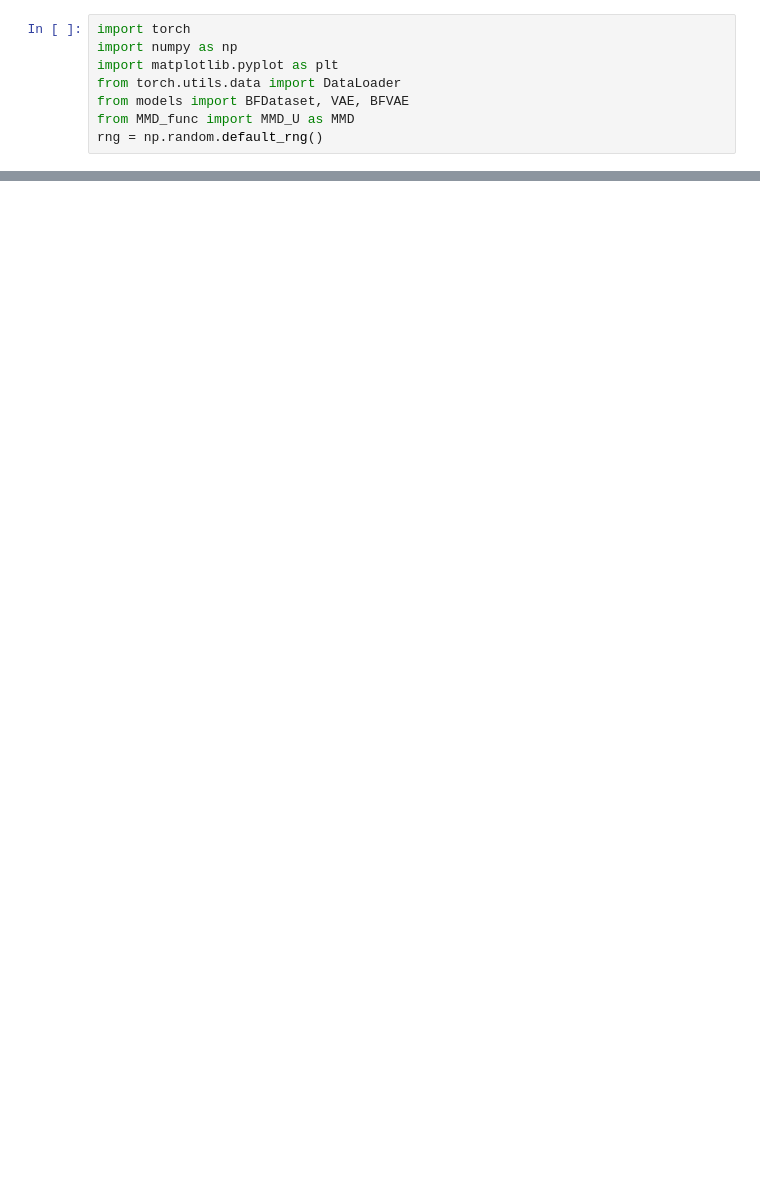
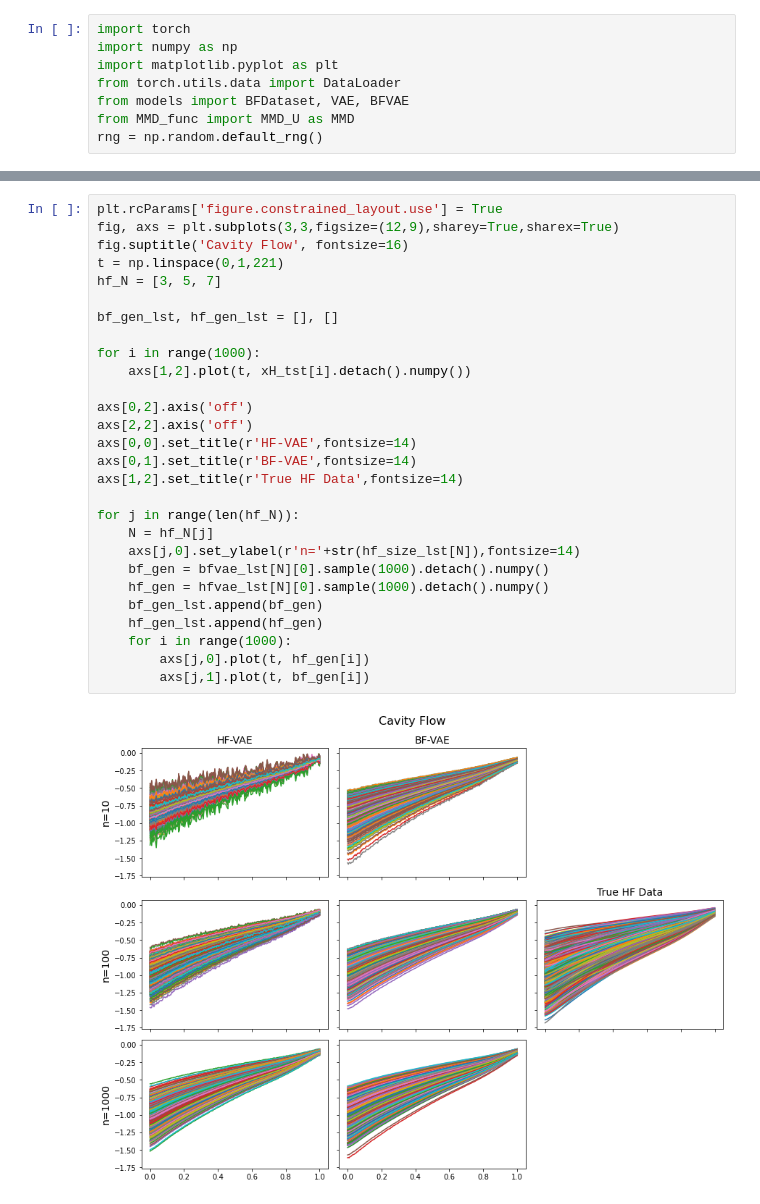
Before and after one commit to CU-UQ/Bi-fidelity-VAE, a Jupyter notebook: BF-VAE-cavity.ipynb, the cells around one changed output, grey strips where cells are left out. Cells and saved outputs as stored; diff of their text form; blank space fills up the shorter version.

```diff
--- a/BF-VAE-cavity.ipynb
+++ b/BF-VAE-cavity.ipynb
@@ -74,0 +81,30 @@ plt.yscale('log')
+# %%
+plt.rcParams['figure.constrained_layout.use'] = True
+fig, axs = plt.subplots(3,3,figsize=(12,9),sharey=True,sharex=True)
+fig.suptitle('Cavity Flow', fontsize=16)
+t = np.linspace(0,1,221)
+hf_N = [3, 5, 7]
+
+bf_gen_lst, hf_gen_lst = [], []
+
+for i in range(1000):
+    axs[1,2].plot(t, xH_tst[i].detach().numpy())
+
+axs[0,2].axis('off')
+axs[2,2].axis('off')
+axs[0,0].set_title(r'HF-VAE',fontsize=14)
+axs[0,1].set_title(r'BF-VAE',fontsize=14)
+axs[1,2].set_title(r'True HF Data',fontsize=14)
+
+for j in range(len(hf_N)):
+    N = hf_N[j]
+    axs[j,0].set_ylabel(r'n='+str(hf_size_lst[N]),fontsize=14)
+    bf_gen = bfvae_lst[N][0].sample(1000).detach().numpy()
+    hf_gen = hfvae_lst[N][0].sample(1000).detach().numpy()
+    bf_gen_lst.append(bf_gen)
+    hf_gen_lst.append(hf_gen)
+    for i in range(1000):
+        axs[j,0].plot(t, hf_gen[i])
+        axs[j,1].plot(t, bf_gen[i])
+# %% [output]
+[figure, added]
```
Also changed, not shown: parts of 4 cells of this notebook, 2 other files.
